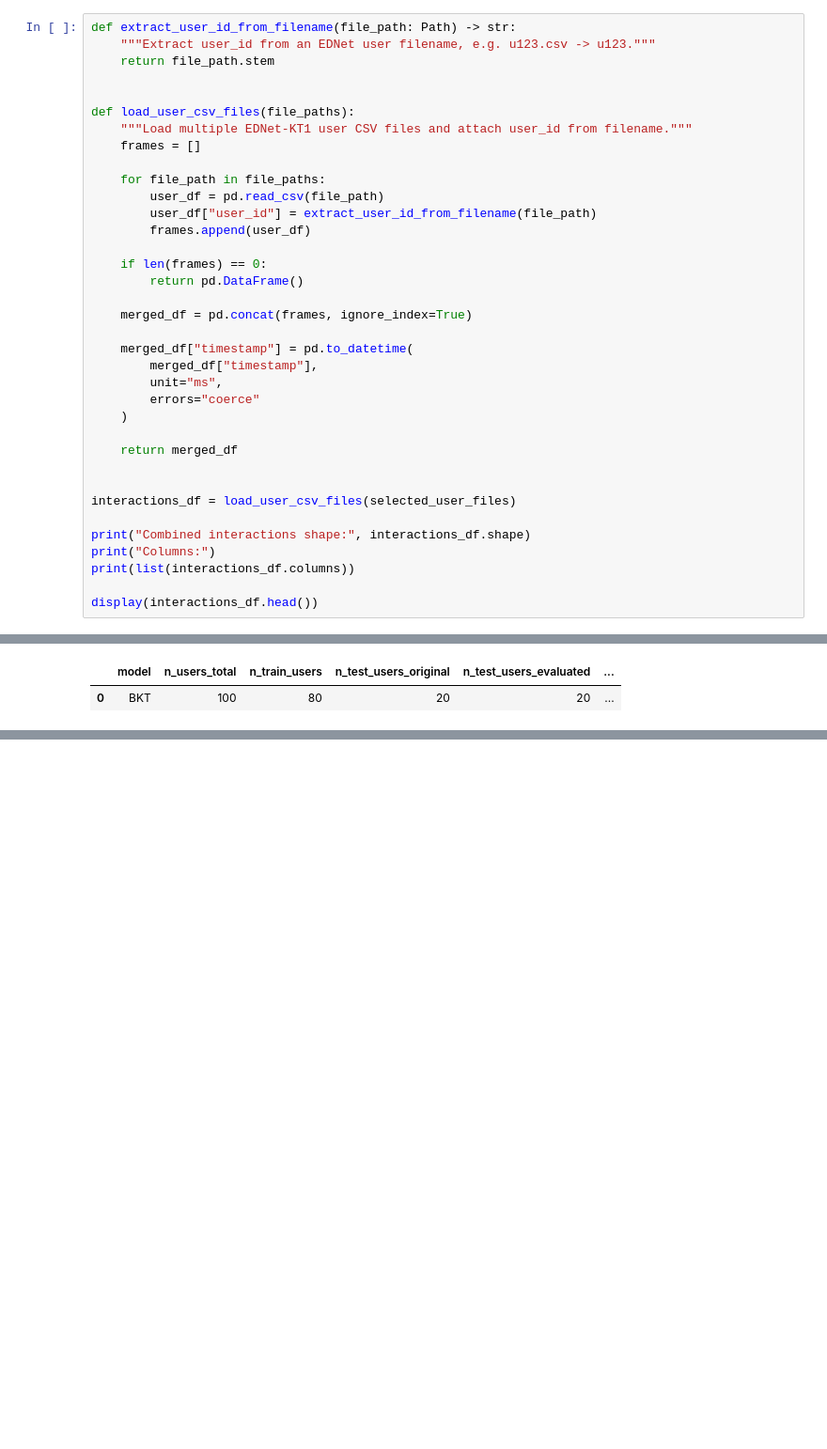
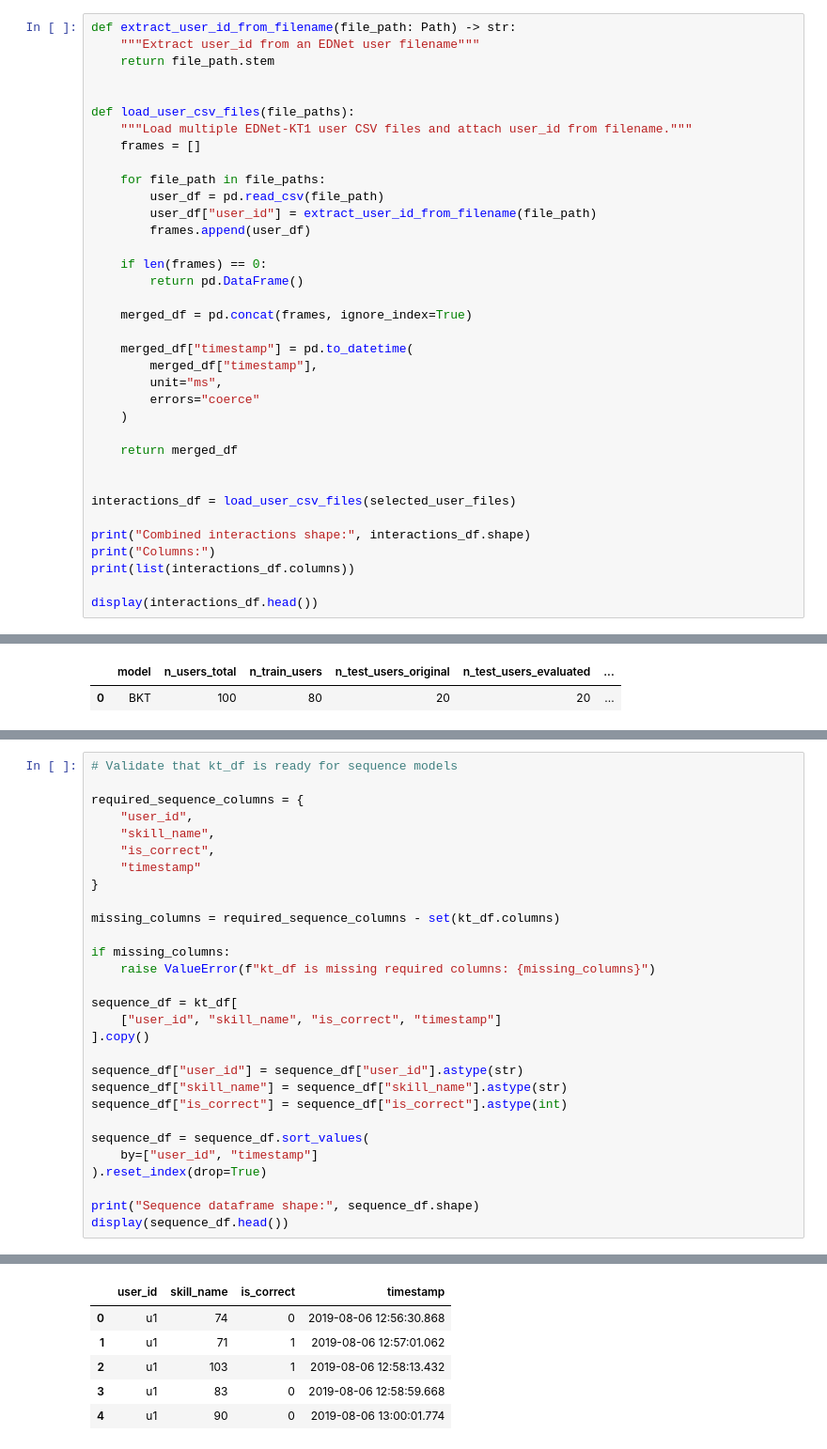
Before and after one commit to tolulopesoetan/msc_kt_ednet, a Jupyter notebook: notebooks/01_phase1.ipynb, the cells around one changed output, grey strips where cells are left out. Shown at 94% size. Saved outputs shown, nothing was run; the diff lists cells and outputs as text; blank space fills up the shorter version.

```diff
--- a/notebooks/01_phase1.ipynb
+++ b/notebooks/01_phase1.ipynb
@@ -191,7 +191,7 @@ First file: data/raw/u1.csv
 Last file: data/raw/u100087.csv
 # %%
 def extract_user_id_from_filename(file_path: Path) -> str:
-    """Extract user_id from an EDNet user filename, e.g. u123.csv -> u123."""
+    """Extract user_id from an EDNet user filename"""
     return file_path.stem
 
 
@@ -685,0 +734,30 @@ display(phase1_bkt_summary)
+# %%
+# Validate that kt_df is ready for sequence models
+
+required_sequence_columns = {
+    "user_id",
+    "skill_name",
+    "is_correct",
+    "timestamp"
+}
+
+missing_columns = required_sequence_columns - set(kt_df.columns)
+
+if missing_columns:
+    raise ValueError(f"kt_df is missing required columns: {missing_columns}")
+
+sequence_df = kt_df[
+    ["user_id", "skill_name", "is_correct", "timestamp"]
+].copy()
+
+sequence_df["user_id"] = sequence_df["user_id"].astype(str)
+sequence_df["skill_name"] = sequence_df["skill_name"].astype(str)
+sequence_df["is_correct"] = sequence_df["is_correct"].astype(int)
+
+sequence_df = sequence_df.sort_values(
+    by=["user_id", "timestamp"]
+).reset_index(drop=True)
+
+print("Sequence dataframe shape:", sequence_df.shape)
+display(sequence_df.head())
+# %% [output]
@@ -685,0 +765,6 @@ display(phase1_bkt_summary)
+|  | user_id | skill_name | is_correct | timestamp |
+| 0 | u1 | 74 | 0 | 2019-08-06 12:56:30.868 |
+| 1 | u1 | 71 | 1 | 2019-08-06 12:57:01.062 |
+| 2 | u1 | 103 | 1 | 2019-08-06 12:58:13.432 |
+| 3 | u1 | 83 | 0 | 2019-08-06 12:58:59.668 |
+| 4 | u1 | 90 | 0 | 2019-08-06 13:00:01.774 |
```
Also changed, not shown: parts of 23 cells of this notebook, 2 other files.
